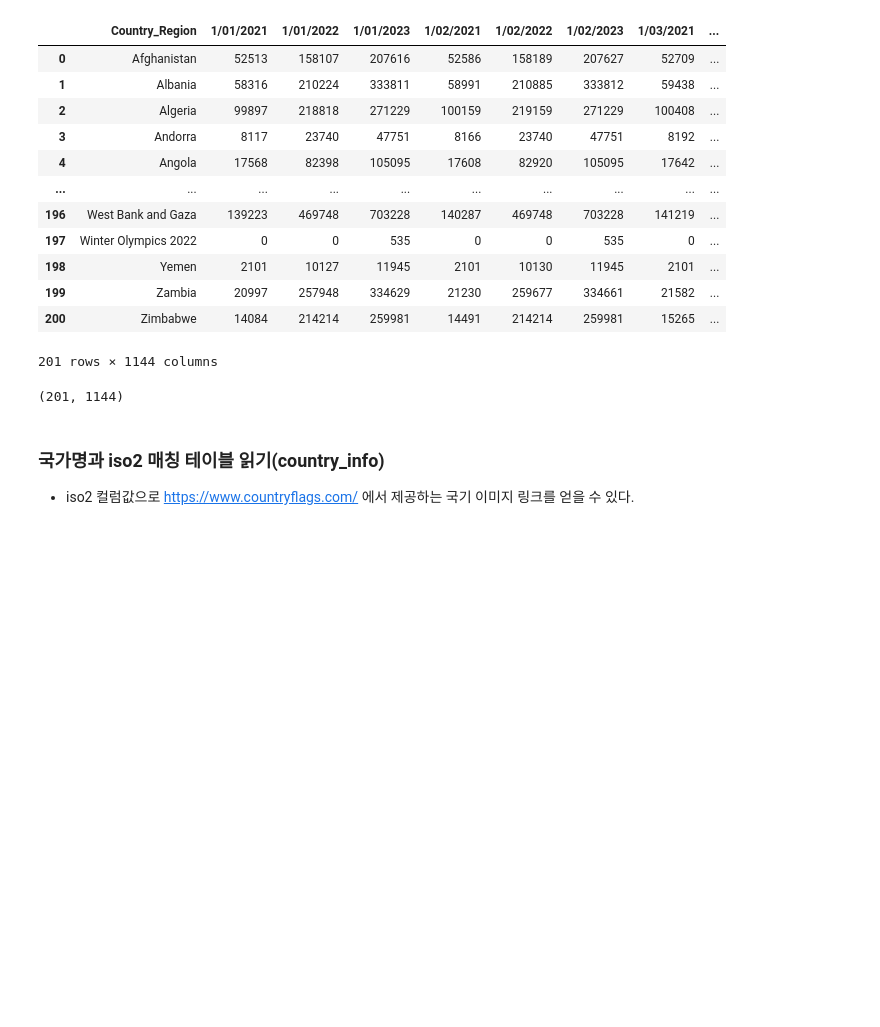
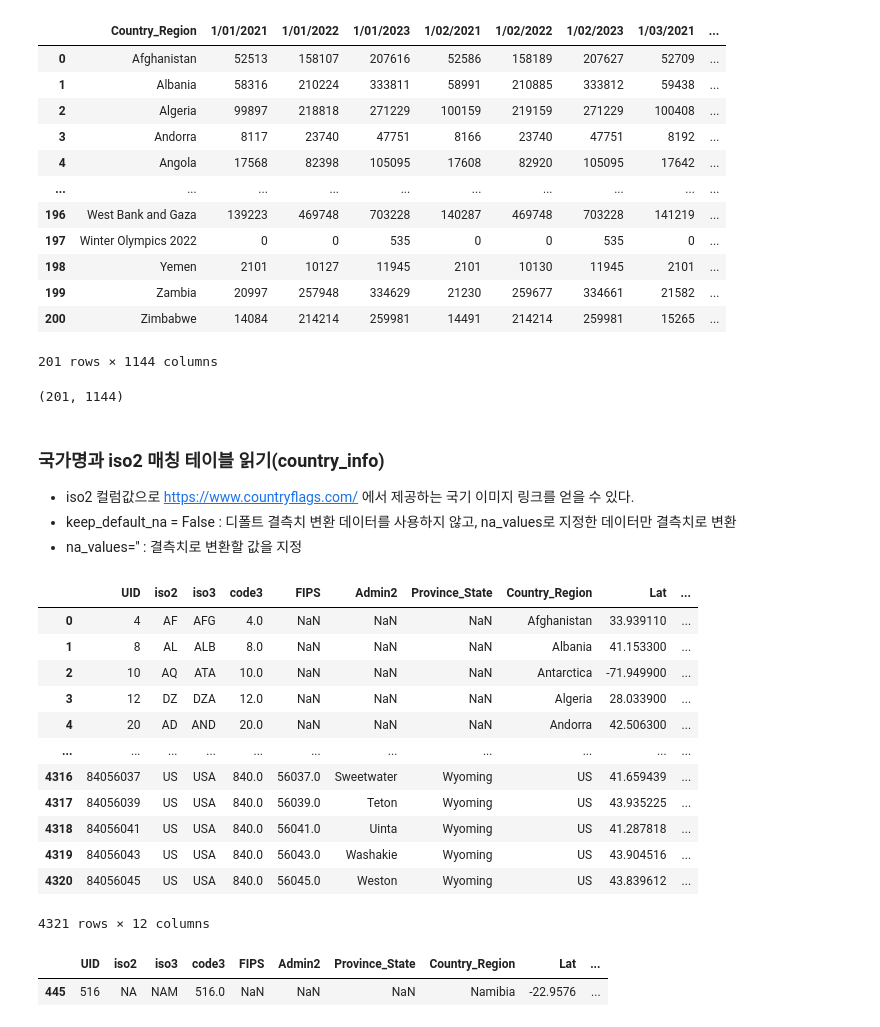
Before and after one commit to yangjik/yang.study, a Jupyter notebook: data_analyze_study/10_전처리 후 데이터로 그래프 만들기.ipynb, the cells around one changed output. Cells and saved outputs as stored; diff of their text form; code cells hidden in the pictures; blank space fills up the shorter version.

```diff
--- a/data_analyze_study/10_전처리 후 데이터로 그래프 만들기.ipynb
+++ b/data_analyze_study/10_전처리 후 데이터로 그래프 만들기.ipynb
@@ -26,3 +26,28 @@ df_confirmed.shape
 # %% [markdown]
 ### 국가명과 iso2 매칭 테이블 읽기(country_info)
 - iso2 컬럼값으로 https://www.countryflags.com/ 에서 제공하는 국기 이미지 링크를 얻을 수 있다.
+- keep_default_na = False : 디폴트 결측치 변환 데이터를 사용하지 않고, na_values로 지정한 데이터만 결측치로 변환
+- na_values='' : 결측치로 변환할 값을 지정
+# %%
+country_info = pd.read_csv('ex_datafile/COVID-19-master/csse_covid_19_data/UID_ISO_FIPS_LookUp_Table.csv', encoding='utf-8',
+                           keep_default_na = False, na_values = '')
+country_info
+# %% [output]
+|  | UID | iso2 | iso3 | code3 | FIPS | Admin2 | Province_State | Country_Region | Lat | ... |
+| 0 | 4 | AF | AFG | 4.0 | NaN | NaN | NaN | Afghanistan | 33.939110 | ... |
+| 1 | 8 | AL | ALB | 8.0 | NaN | NaN | NaN | Albania | 41.153300 | ... |
+| 2 | 10 | AQ | ATA | 10.0 | NaN | NaN | NaN | Antarctica | -71.949900 | ... |
+| 3 | 12 | DZ | DZA | 12.0 | NaN | NaN | NaN | Algeria | 28.033900 | ... |
+| 4 | 20 | AD | AND | 20.0 | NaN | NaN | NaN | Andorra | 42.506300 | ... |
+| ... | ... | ... | ... | ... | ... | ... | ... | ... | ... | ... |
+| 4316 | 84056037 | US | USA | 840.0 | 56037.0 | Sweetwater | Wyoming | US | 41.659439 | ... |
+| 4317 | 84056039 | US | USA | 840.0 | 56039.0 | Teton | Wyoming | US | 43.935225 | ... |
+| 4318 | 84056041 | US | USA | 840.0 | 56041.0 | Uinta | Wyoming | US | 41.287818 | ... |
+| 4319 | 84056043 | US | USA | 840.0 | 56043.0 | Washakie | Wyoming | US | 43.904516 | ... |
+| 4320 | 84056045 | US | USA | 840.0 | 56045.0 | Weston | Wyoming | US | 43.839612 | ... |
+4321 rows × 12 columns
+# %%
+country_info[country_info['Country_Region'] == 'Namibia' ]
+# %% [output]
+|  | UID | iso2 | iso3 | code3 | FIPS | Admin2 | Province_State | Country_Region | Lat | ... |
+| 445 | 516 | NA | NAM | 516.0 | NaN | NaN | NaN | Namibia | -22.9576 | ... |
```
Also changed, not shown: parts of 31 cells of this notebook, 4 other files.
